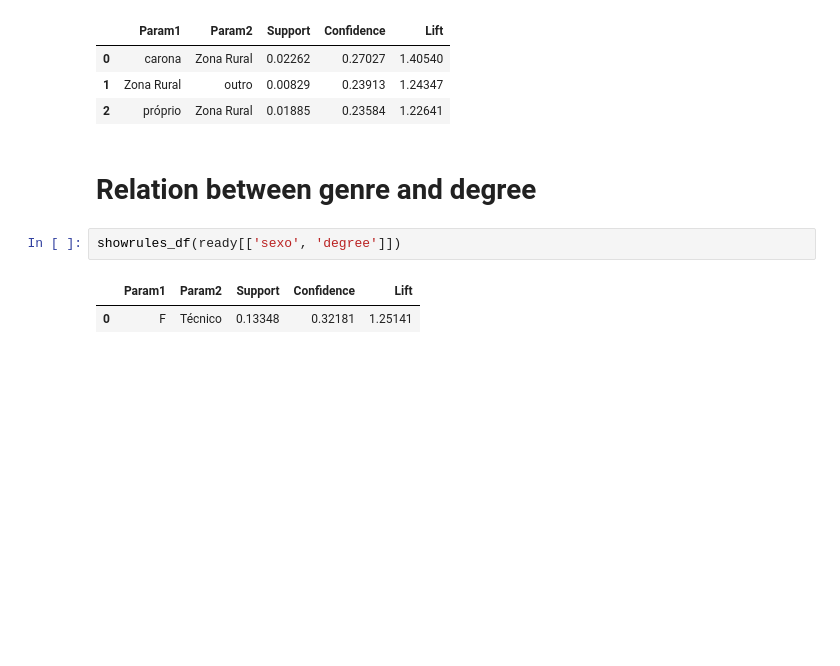
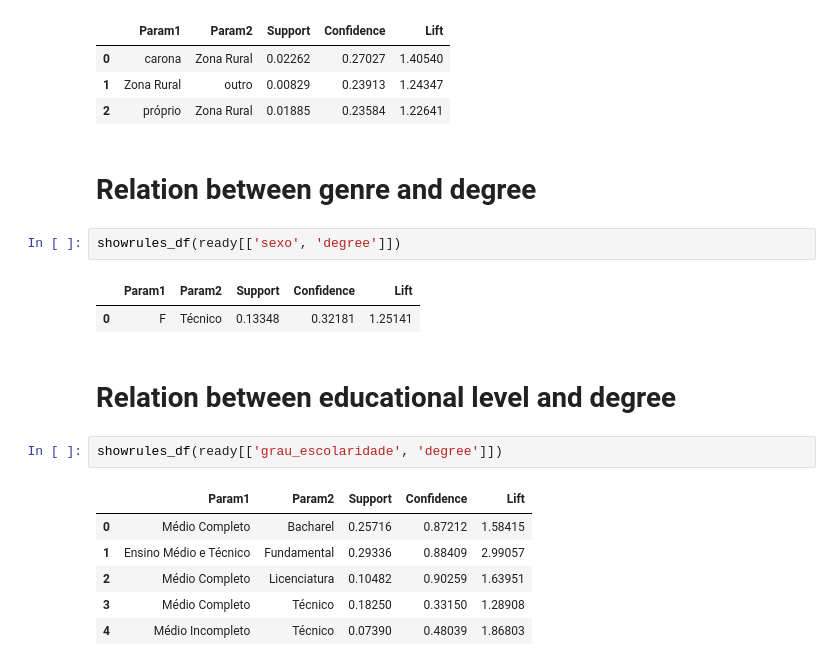
Before and after one commit to victor-s-santos/discovering-association-rules, a Jupyter notebook: 03-entrance_exam/Applying_Rules.ipynb, the cells around one changed output. Drawn from its saved outputs; the diff is of its cells as text; blank space fills up the shorter version.

Commit message:
relation between educational level and degree

```diff
--- a/03-entrance_exam/Applying_Rules.ipynb
+++ b/03-entrance_exam/Applying_Rules.ipynb
@@ -191,3 +191,14 @@ showrules_df(ready[['sexo', 'degree']])
 # %% [output]
 |  | Param1 | Param2 | Support | Confidence | Lift |
 | 0 | F | Técnico | 0.13348 | 0.32181 | 1.25141 |
+# %% [markdown]
+# Relation between educational level and degree
+# %%
+showrules_df(ready[['grau_escolaridade', 'degree']])
+# %% [output]
+|  | Param1 | Param2 | Support | Confidence | Lift |
+| 0 | Médio Completo | Bacharel | 0.25716 | 0.87212 | 1.58415 |
+| 1 | Ensino Médio e Técnico | Fundamental | 0.29336 | 0.88409 | 2.99057 |
+| 2 | Médio Completo | Licenciatura | 0.10482 | 0.90259 | 1.63951 |
+| 3 | Médio Completo | Técnico | 0.18250 | 0.33150 | 1.28908 |
+| 4 | Médio Incompleto | Técnico | 0.07390 | 0.48039 | 1.86803 |
```
